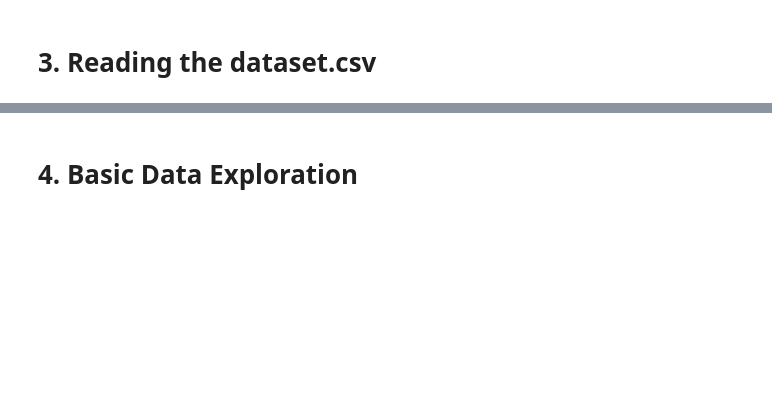
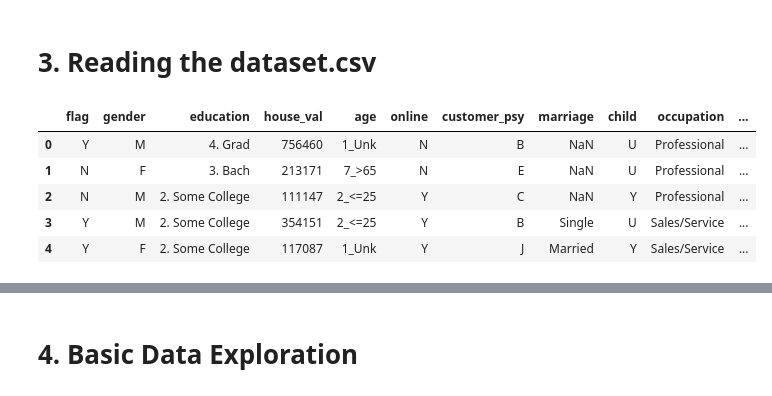
Before and after one commit to RondinellyMorais/Data-Science-projects, a Jupyter notebook: individual-company-sales (1).ipynb, the cells around one changed output, grey strips where cells are left out. Saved outputs shown, nothing was run; the diff lists cells and outputs as text; code cells hidden in the pictures; blank space fills up the shorter version.

```diff
--- a/individual-company-sales (1).ipynb
+++ b/individual-company-sales (1).ipynb
@@ -90,8 +100,15 @@ from sklearn.naive_bayes import GaussianNB
 # 3. <a id='reading'>Reading the dataset.csv
 # %%
 # load data
-df = pd.read_csv('../input/individual-company-sales-data/sales_data.csv')
+df = pd.read_csv(r'C:\Users\rondi\OneDrive\Documentos\sales_data.csv')
 df.head()
+# %% [output]
+|  | flag | gender | education | house_val | age | online | customer_psy | marriage | child | occupation | ... |
+| 0 | Y | M | 4. Grad | 756460 | 1_Unk | N | B | NaN | U | Professional | ... |
+| 1 | N | F | 3. Bach | 213171 | 7_>65 | N | E | NaN | U | Professional | ... |
+| 2 | N | M | 2. Some College | 111147 | 2_<=25 | Y | C | NaN | Y | Professional | ... |
+| 3 | Y | M | 2. Some College | 354151 | 2_<=25 | Y | B | Single | U | Sales/Service | ... |
+| 4 | Y | F | 2. Some College | 117087 | 1_Unk | Y | J | Married | Y | Sales/Service | ... |
 # %%
 print(Fore.BLUE + 'Data information ....................',Style.RESET_ALL)
 print(df.info())
```
Also changed, not shown: parts of 33 cells of this notebook.
